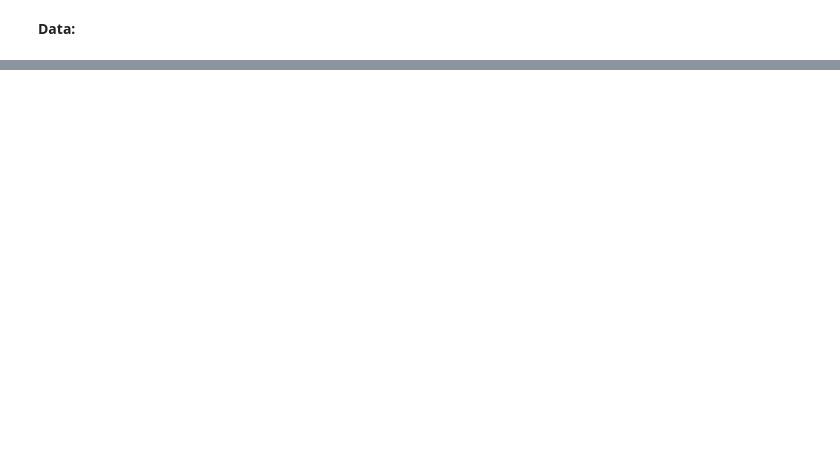
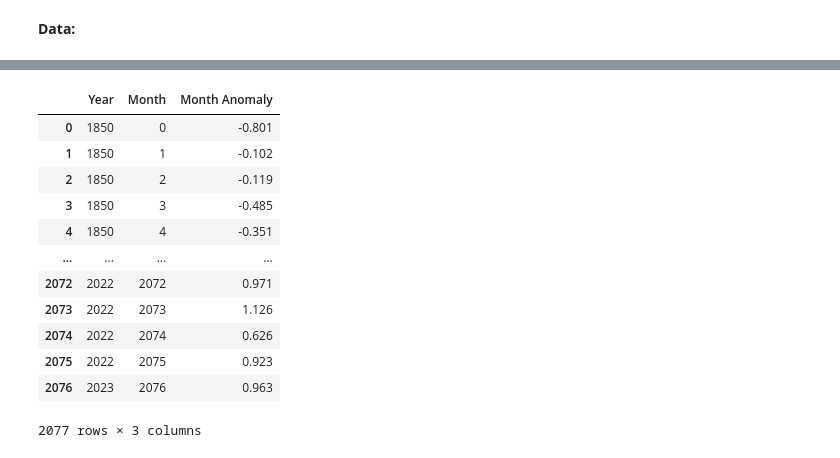
Before and after one commit to not-rudy/Applied-Computational-Methods, a Jupyter notebook: FinalProject.ipynb, the cells around one changed output, grey strips where cells are left out. Cells and saved outputs as stored; diff of their text form; code cells hidden in the pictures; blank space fills up the shorter version.

```diff
--- a/FinalProject.ipynb
+++ b/FinalProject.ipynb
@@ -276,0 +295,26 @@ plt.show()
+# %%
+# Dataset
+
+# Necessary Libraries
+import pandas as pd
+
+# Loading
+data = pd.read_csv("/content/Global Temperatures.csv")
+
+select = data[['Year', 'Month', 'Month Anomaly']]
+
+display(select)
+# %% [output]
+|  | Year | Month | Month Anomaly |
+| 0 | 1850 | 0 | -0.801 |
+| 1 | 1850 | 1 | -0.102 |
+| 2 | 1850 | 2 | -0.119 |
+| 3 | 1850 | 3 | -0.485 |
+| 4 | 1850 | 4 | -0.351 |
+| ... | ... | ... | ... |
+| 2072 | 2022 | 2072 | 0.971 |
+| 2073 | 2022 | 2073 | 1.126 |
+| 2074 | 2022 | 2074 | 0.626 |
+| 2075 | 2022 | 2075 | 0.923 |
+| 2076 | 2023 | 2076 | 0.963 |
+2077 rows × 3 columns
```
Also changed, not shown: parts of 4 cells of this notebook.
